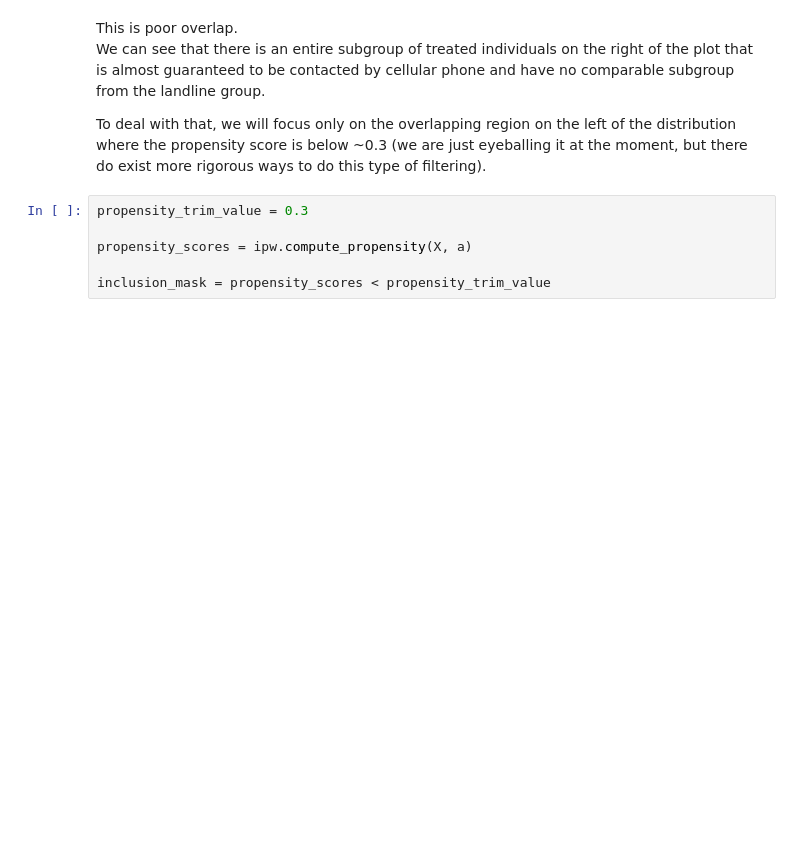
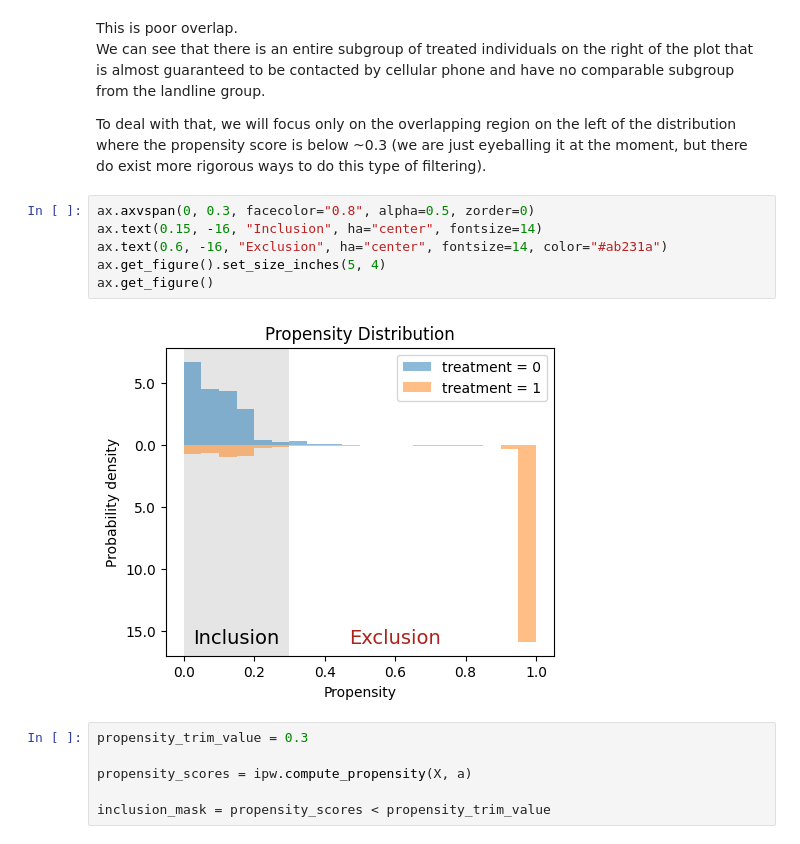
Before and after one commit to ehudkr/ibm-causal-tech-workshop, a Jupyter notebook: mit_ibm-tech_workshop-causality.ipynb, the cells around one changed output. Cells and saved outputs as stored; diff of their text form; blank space fills up the shorter version.

```diff
--- a/mit_ibm-tech_workshop-causality.ipynb
+++ b/mit_ibm-tech_workshop-causality.ipynb
@@ -262,6 +261,14 @@ This is poor overlap.
 We can see that there is an entire subgroup of treated individuals on the right of the plot that is almost guaranteed to be contacted by cellular phone and have no comparable subgroup from the landline group.
 
 To deal with that, we will focus only on the overlapping region on the left of the distribution where the propensity score is below ~0.3 (we are just eyeballing it at the moment, but there do exist more rigorous ways to do this type of filtering).
+# %%
+ax.axvspan(0, 0.3, facecolor="0.8", alpha=0.5, zorder=0)
+ax.text(0.15, -16, "Inclusion", ha="center", fontsize=14)
+ax.text(0.6, -16, "Exclusion", ha="center", fontsize=14, color="#ab231a")
+ax.get_figure().set_size_inches(5, 4)
+ax.get_figure()
+# %% [output]
+[figure, added]
 # %%
 propensity_trim_value = 0.3
 
```
Also changed, not shown: parts of 18 cells of this notebook.
